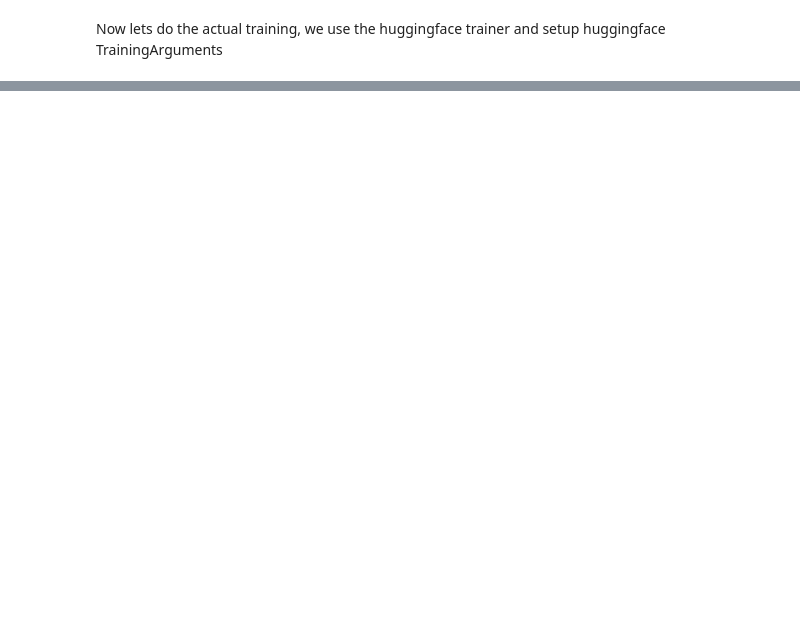
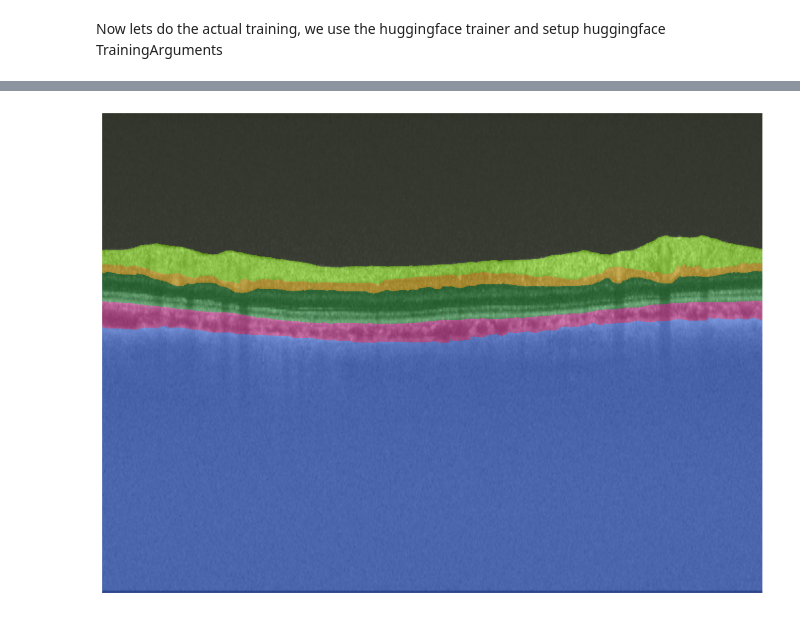
Before and after one commit to jonathan-gerb/Retinal-OCT-Segmentation, a Jupyter notebook: notebooks/test_training_hf.ipynb, the cells around one changed output, grey strips where cells are left out. Cells and saved outputs as stored; diff of their text form; code cells hidden in the pictures; blank space fills up the shorter version.

```diff
--- a/notebooks/test_training_hf.ipynb
+++ b/notebooks/test_training_hf.ipynb
@@ -454,0 +494,7 @@ visualize_seg_mask(
+# %%
+visualize_seg_mask(
+    test_dataset[5]["pixel_values"],
+    test_dataset[5]["labels"]
+)
+# %% [output]
+[figure, added]
```
Also changed, not shown: parts of 14 cells of this notebook.
